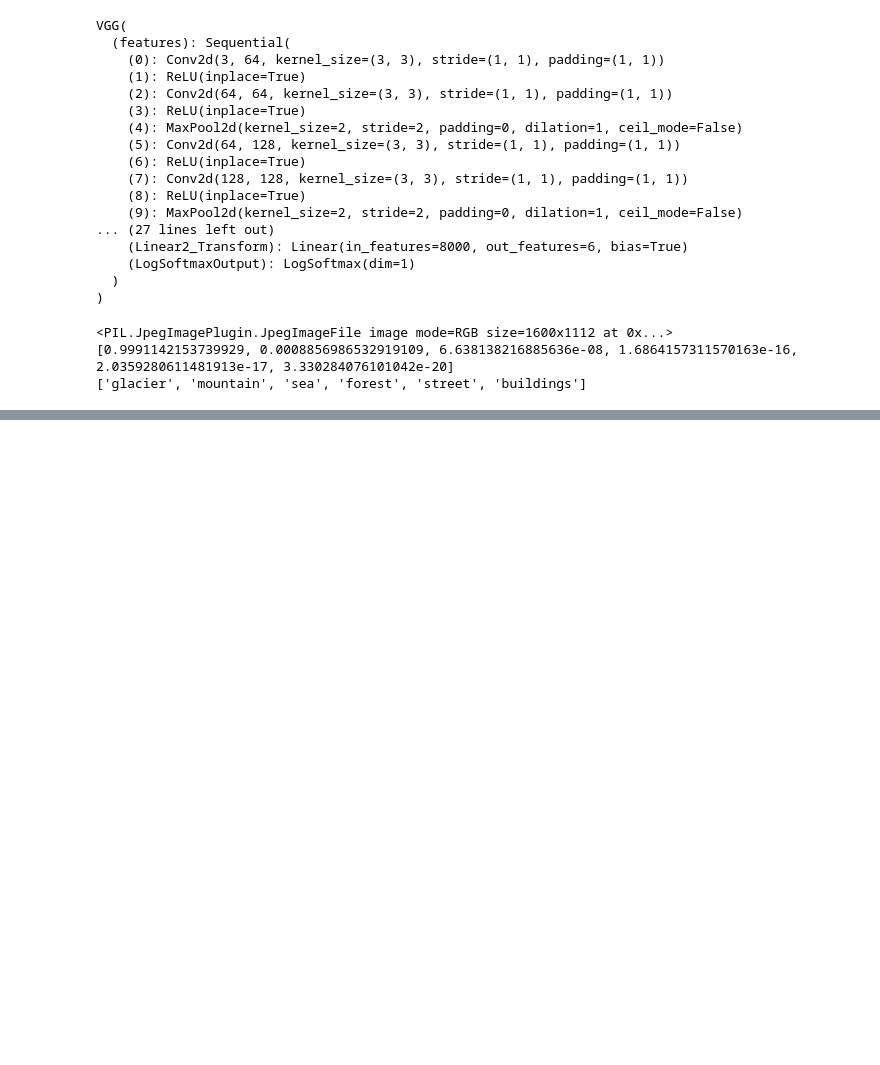
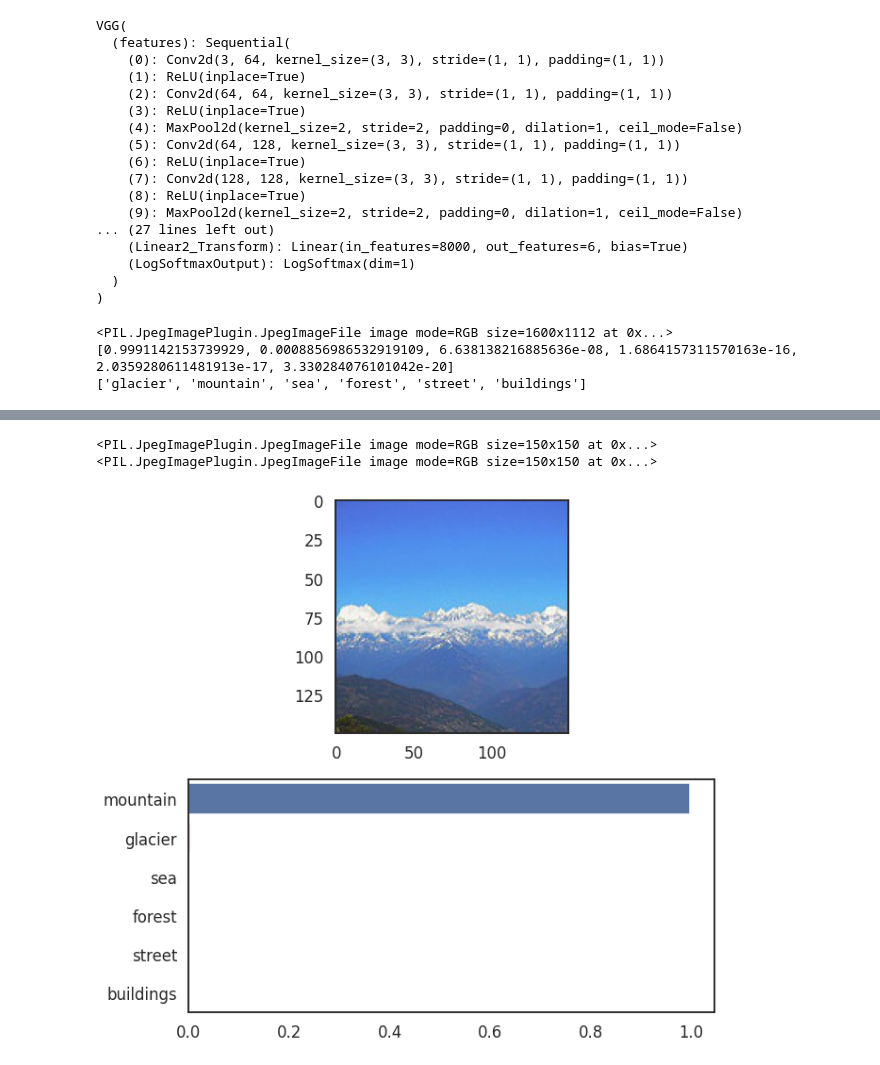
Before and after one commit to ManilShrestha/IntelImageClassification, a Jupyter notebook: intel_image_classification.ipynb, the cells around one changed output, grey strips where cells are left out. Drawn from its saved outputs; the diff is of its cells as text; code cells hidden in the pictures; blank space fills up the shorter version.

```diff
--- a/intel_image_classification.ipynb
+++ b/intel_image_classification.ipynb
@@ -670,0 +668,6 @@ display_image_class('/content/drive/MyDrive/ColabNotebooks/IntelImageClassificat
+# %%
+image_classification('/content/drive/MyDrive/ColabNotebooks/IntelImageClassification/896.jpg', cnn_model)
+# %% [output]
+<PIL.JpegImagePlugin.JpegImageFile image mode=RGB size=150x150 at 0x...>
+<PIL.JpegImagePlugin.JpegImageFile image mode=RGB size=150x150 at 0x...>
+[figure, added]
```
Also changed, not shown: parts of 7 cells of this notebook.
